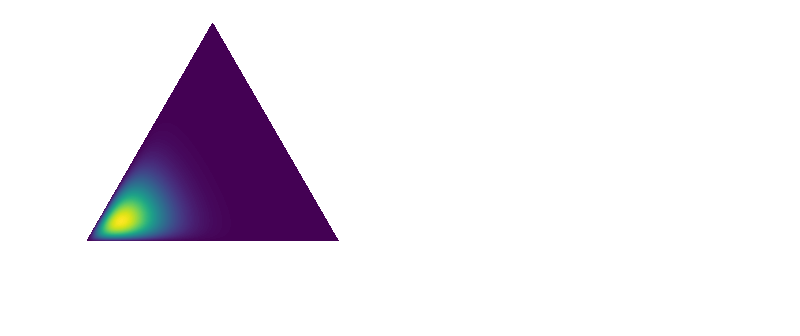
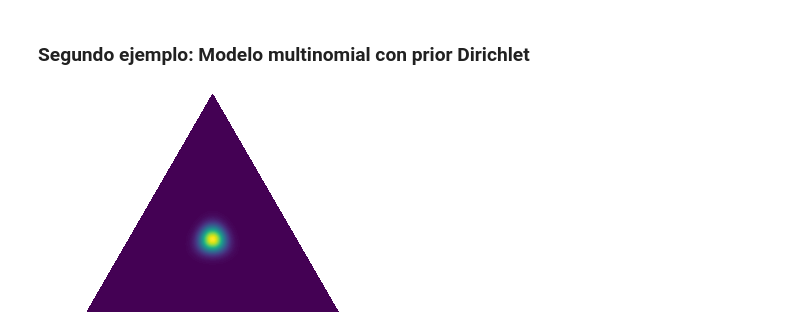
Before and after one commit to GAMES-UChile/Curso-Estadistica, a Jupyter notebook: demos/Posterior computation.ipynb, the cells around one changed output. Cells and saved outputs as stored; diff of their text form; code cells hidden in the pictures; blank space fills up the shorter version.

```diff
--- a/demos/Posterior computation.ipynb
+++ b/demos/Posterior computation.ipynb
@@ -4,10 +11,0 @@ import matplotlib.pyplot as plt
-# %%
-import dirichlet_plots as dp
-dp.draw_pdf_contours(dp.Dirichlet([1,1,1]))
-plt.savefig('dirichlet111.png')
-dp.draw_pdf_contours(dp.Dirichlet([10,10,10]))
-plt.savefig('dirichlet101010.png')
-dp.draw_pdf_contours(dp.Dirichlet([10,2,2]))
-plt.savefig('dirichlet1022.png')
-# %% [output]
-[figure, removed]
@@ -14 +90,10 @@ plt.savefig('dirichlet1022.png')
+# %% [markdown]
+### Segundo ejemplo: Modelo multinomial con prior Dirichlet
+# %%
+import dirichlet_plots as dp
+# evaluar con distintos valores de alpha, e.g. [1,1,1], [10,10,10], [10,2,2]
+alpha = [50,50,50]
+dp.draw_pdf_contours(dp.Dirichlet(alpha))
+# %% [output]
+[figure, added]
 # %%
```
Also changed, not shown: parts of 11 cells of this notebook, 4 other files.
